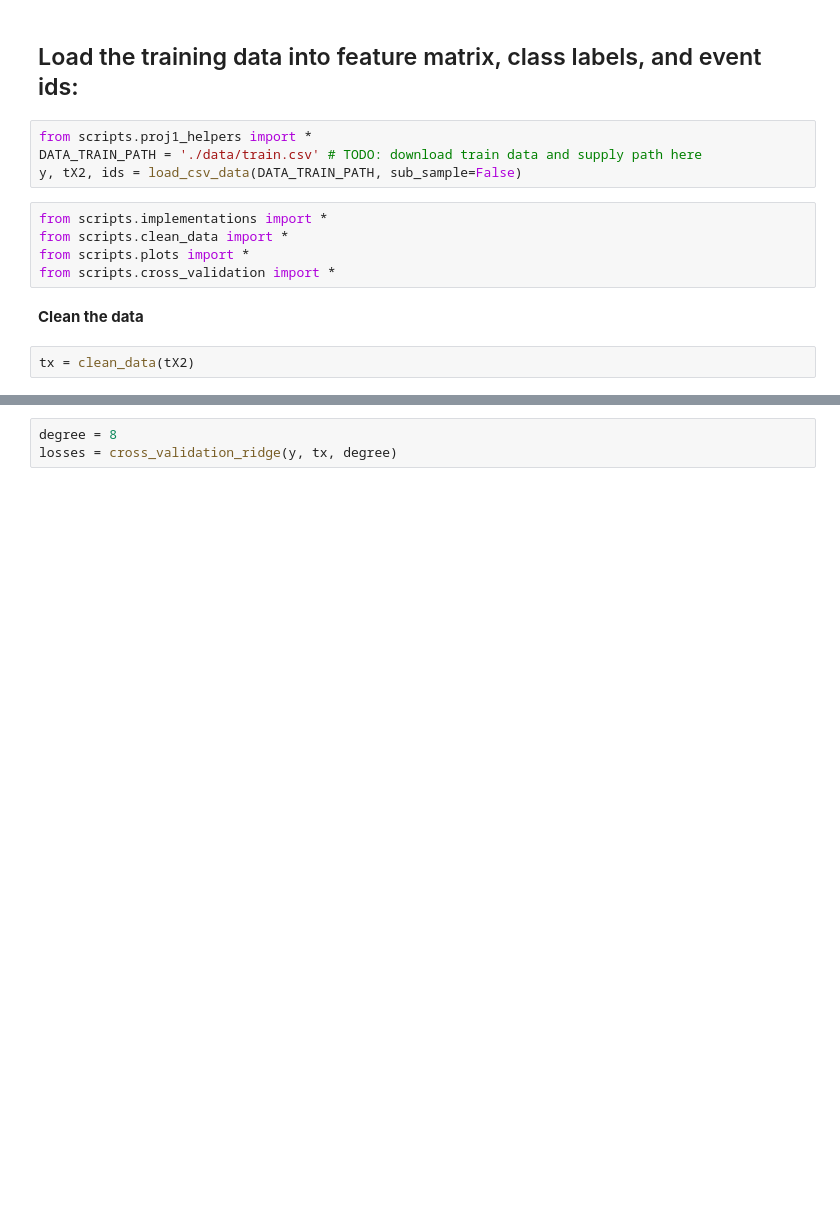
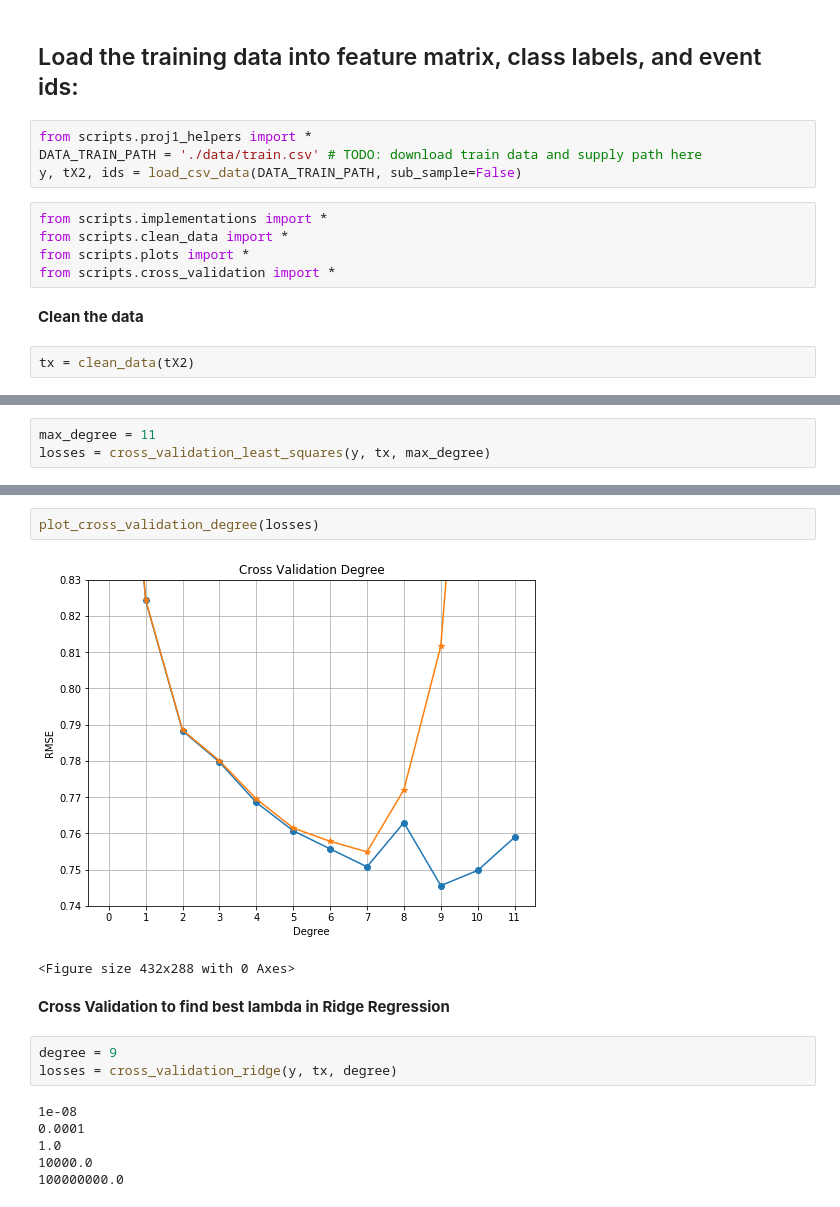
Before and after one commit to verafristedt/CS433-Projects, a Jupyter notebook: project1/models.ipynb, the cells around one changed output, grey strips where cells are left out. Cells and saved outputs as stored; diff of their text form; blank space fills up the shorter version.

Commit message:
Added plots

```diff
--- a/project1/models.ipynb
+++ b/project1/models.ipynb
@@ -30,0 +48,3 @@ w_LS, loss_LS = least_squares(y, tx)
+# %%
+max_degree = 11
+losses = cross_validation_least_squares(y, tx, max_degree)
@@ -31,4 +64,17 @@ w_LS, loss_LS = least_squares(y, tx)
+# %%
+plot_cross_validation_degree(losses)
+# %% [output]
+[figure, added]
+<Figure size 432x288 with 0 Axes>
+# %% [markdown]
+**Cross Validation to find best lambda in Ridge Regression**
 # %%
-degree = 8
+degree = 9
 losses = cross_validation_ridge(y, tx, degree)
+# %% [output]
+1e-08
+0.0001
+1.0
+10000.0
+100000000.0
 # %%
```
Also changed, not shown: parts of 10 cells of this notebook, 9 other files.
